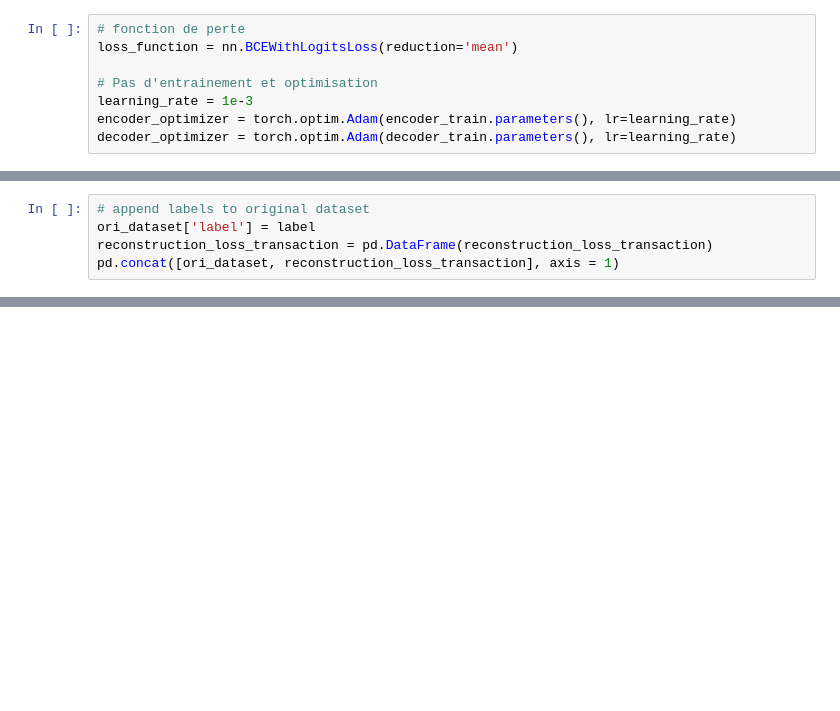
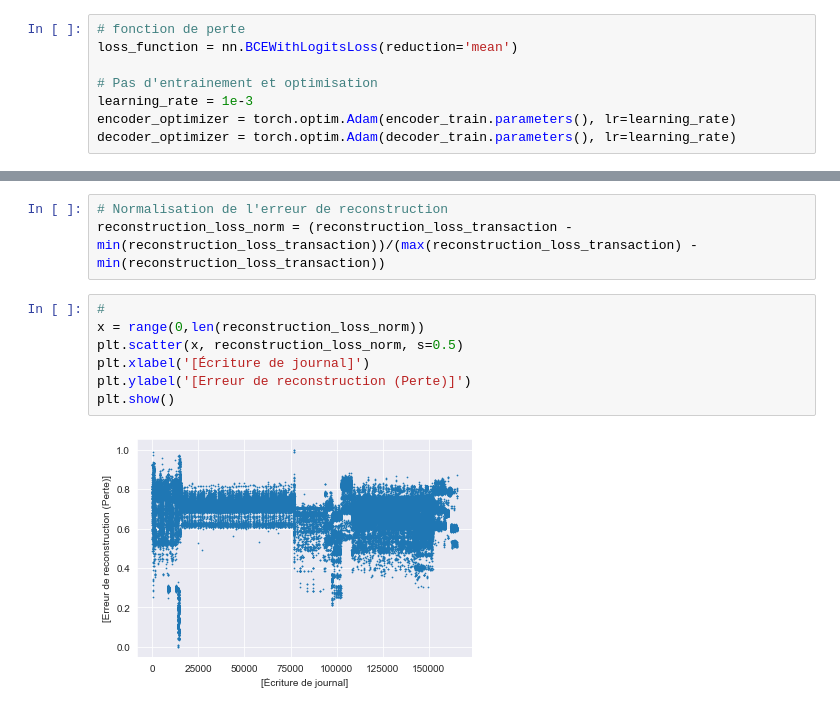
Before and after one commit to Dominicduf/Projet_INF8225, a Jupyter notebook: Projet_Écriture_V2.ipynb, the cells around one changed output, grey strips where cells are left out. Cells and saved outputs as stored; diff of their text form; blank space fills up the shorter version.

```diff
--- a/Projet_Écriture_V2.ipynb
+++ b/Projet_Écriture_V2.ipynb
@@ -1287,5 +1265,0 @@ for i in range(0, reconstruction.size()[0]):
-# %%
-# append labels to original dataset
-ori_dataset['label'] = label
-reconstruction_loss_transaction = pd.DataFrame(reconstruction_loss_transaction)
-pd.concat([ori_dataset, reconstruction_loss_transaction], axis = 1)
@@ -1305,0 +1266,12 @@ pd.concat([ori_dataset, reconstruction_loss_transaction], axis = 1)
+# %%
+# Normalisation de l'erreur de reconstruction
+reconstruction_loss_norm = (reconstruction_loss_transaction - min(reconstruction_loss_transaction))/(max(reconstruction_loss_transaction) - min(reconstruction_loss_transaction))
+# %%
+#
+x = range(0,len(reconstruction_loss_norm))
+plt.scatter(x, reconstruction_loss_norm, s=0.5)
+plt.xlabel('[Écriture de journal]')
+plt.ylabel('[Erreur de reconstruction (Perte)]')
+plt.show()
+# %% [output]
+[figure, added]
```
Also changed, not shown: parts of 18 cells of this notebook.
